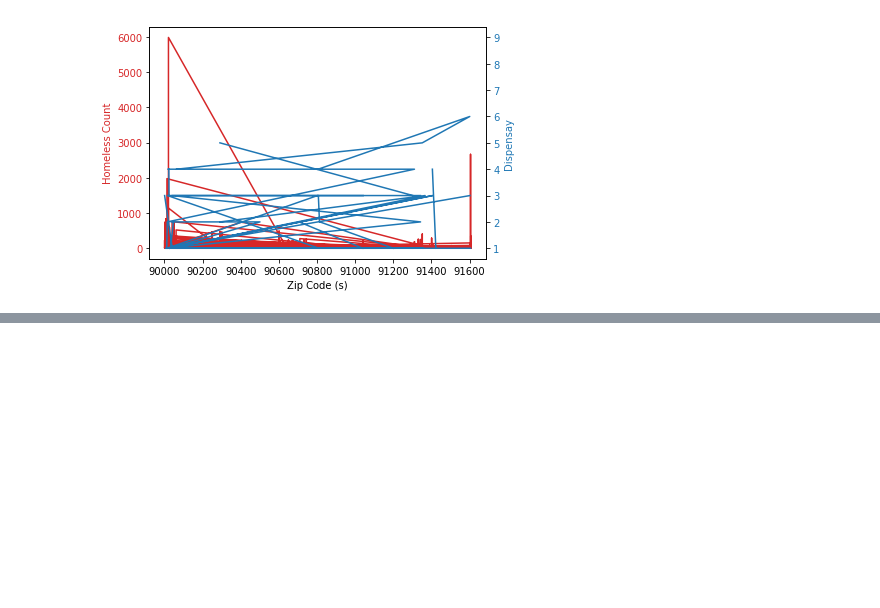
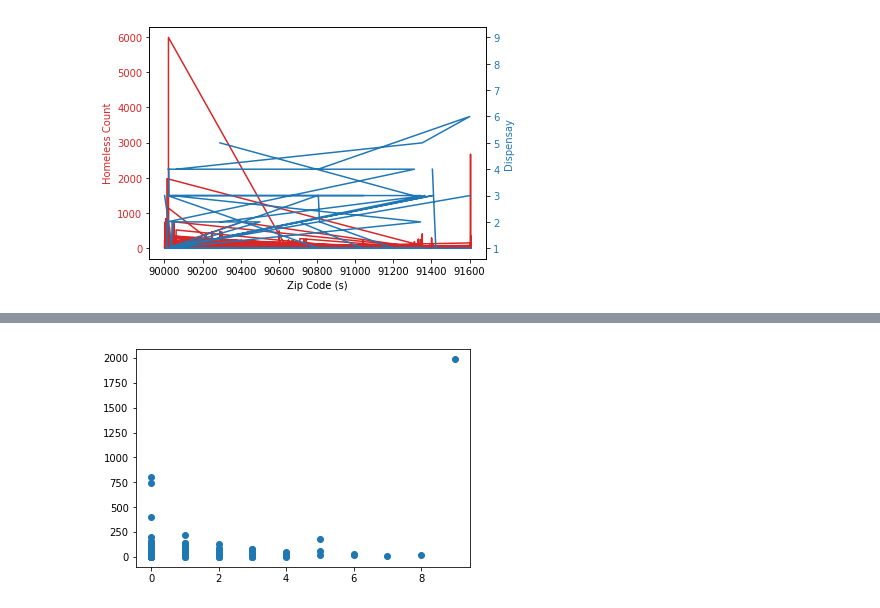
Before and after one commit to omkarkameshiyer/TeamBB4Project, a Jupyter notebook: CorrelationBetweenHomelessAndDispensary.ipynb, the cells around one changed output, grey strips where cells are left out. Saved outputs shown, nothing was run; the diff lists cells and outputs as text; code cells hidden in the pictures; blank space fills up the shorter version.

```diff
--- a/CorrelationBetweenHomelessAndDispensary.ipynb
+++ b/CorrelationBetweenHomelessAndDispensary.ipynb
@@ -118,0 +197,8 @@ plt.show()
+# %%
+
+y = dataCompletedData['count homeless']
+x = dataCompletedData['count disp']
+plt.scatter(x, y)
+plt.show()
+# %% [output]
+[figure, added]
```
Also changed, not shown: parts of 9 cells of this notebook.
